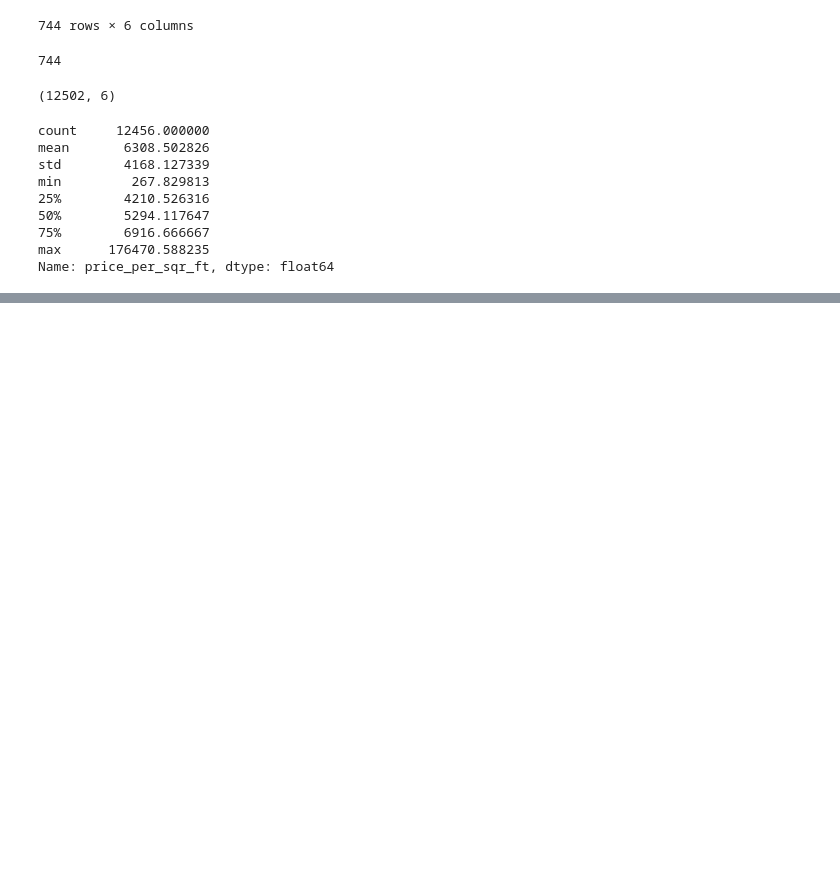
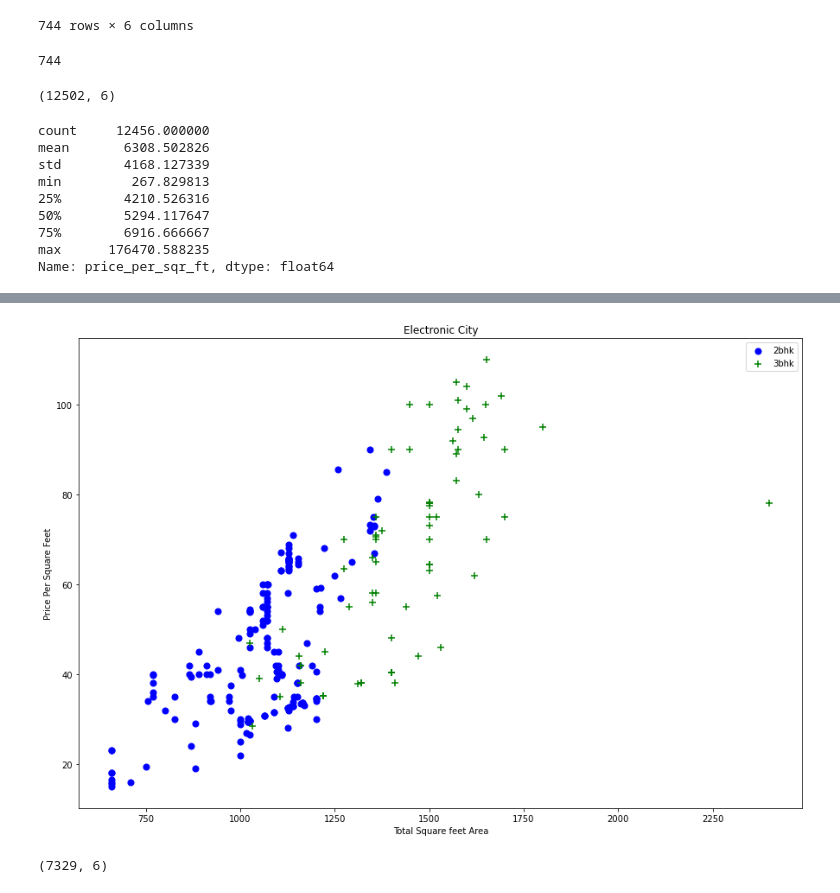
Before and after one commit to zerouchi/HousePricePredictionModel, a Jupyter notebook: pricePredictionModel.ipynb, the cells around one changed output, grey strips where cells are left out. Drawn from its saved outputs; the diff is of its cells as text; code cells hidden in the pictures; blank space fills up the shorter version.

```diff
--- a/pricePredictionModel.ipynb
+++ b/pricePredictionModel.ipynb
@@ -250,0 +272,25 @@ TypeError: cannot concatenate object of type '<class 'list'>'; only Series and D
+# %%
+plot_scatter_chart(df5,"Electronic City")
+# %% [output]
+[figure, added]
+# %%
+def remove_bhk_outlier(df):
+    exclude_indices = np.array([])
+    for location,location_df in df.groupby('location'):
+        bhk_stats = {}
+        for bhk,bhk_df in location_df.groupby('BHK'):
+            bhk_stats[bhk] ={
+                'Mean':np.mean(bhk_df.price_per_sqr_ft),
+                'std': np.std(bhk_df.price_per_sqr_ft),
+                'count':bhk_df.shape[0]
+            }
+        for bhk, bhk_df in location_df.groupby('BHK'):
+            stats = bhk_stats.get(bhk-1)
+            if stats and stats['count']>5:
+                exclude_indices = np.append(exclude_indices,bhk_df[bhk_df.price_per_sqr_ft<(stats['Mean'])].index.values)
+    return df.drop(exclude_indices,axis='index')
+
+df6 = remove_bhk_outlier(df5)
+df6.shape
+# %% [output]
+(7329, 6)
```
Also changed, not shown: parts of 26 cells of this notebook.
